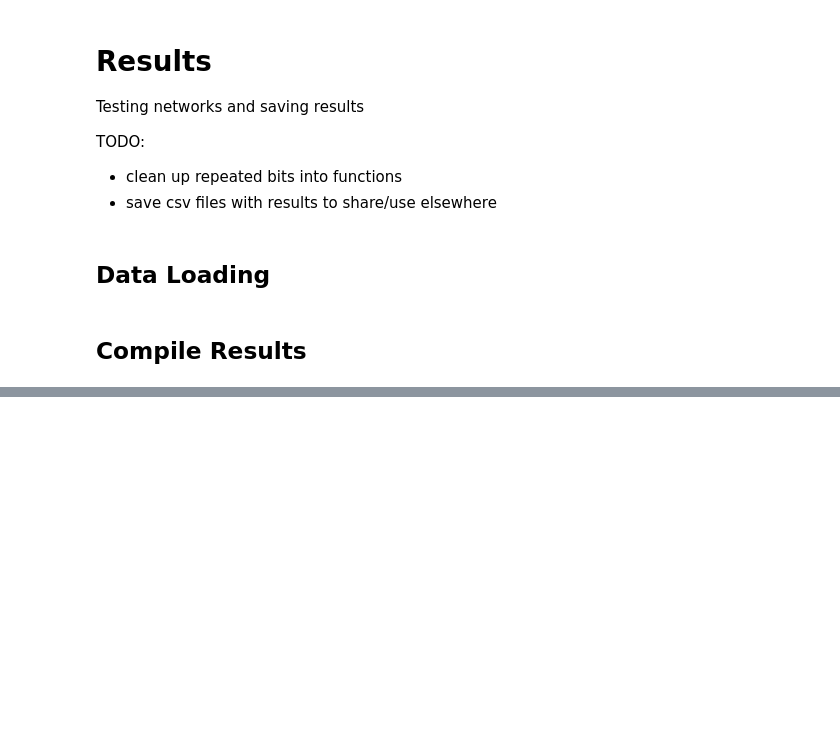
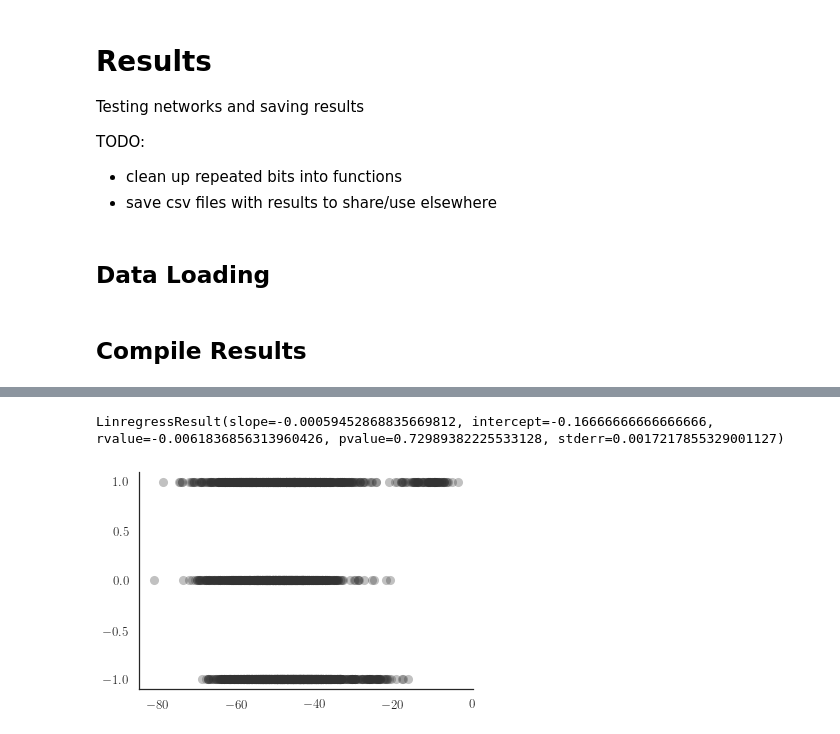
Before and after one commit to galbiati/nns-for-mnk, a Jupyter notebook: Results.ipynb, the cells around one changed output, grey strips where cells are left out. Cells and saved outputs as stored; diff of their text form; code cells hidden in the pictures; blank space fills up the shorter version.

```diff
--- a/Results.ipynb
+++ b/Results.ipynb
@@ -42,0 +231,7 @@ Ss = np.concatenate(hvhdata[4])
+# %%
+plt.plot(V, gendata['val'], **scatterkws)
+print(linregress(V2, gendata['val']))
+sns.despine()
+# %% [output]
+LinregressResult(slope=-0.00059452868835669812, intercept=-0.16666666666666666, rvalue=-0.0061836856313960426, pvalue=0.72989382225533128, stderr=0.0017217855329001127)
+[figure, added]
```
Also changed, not shown: parts of 37 cells of this notebook, 1 other file.
